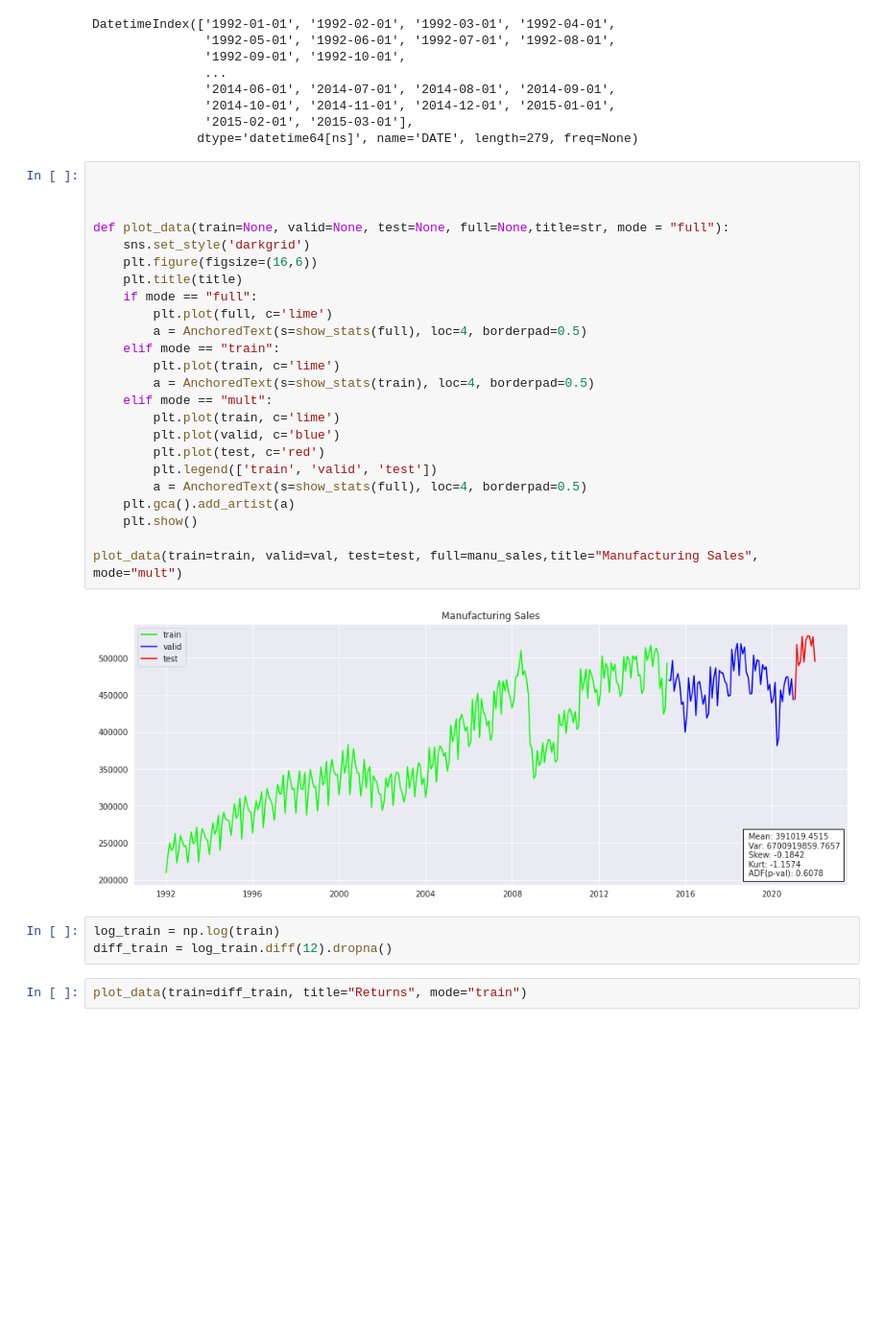
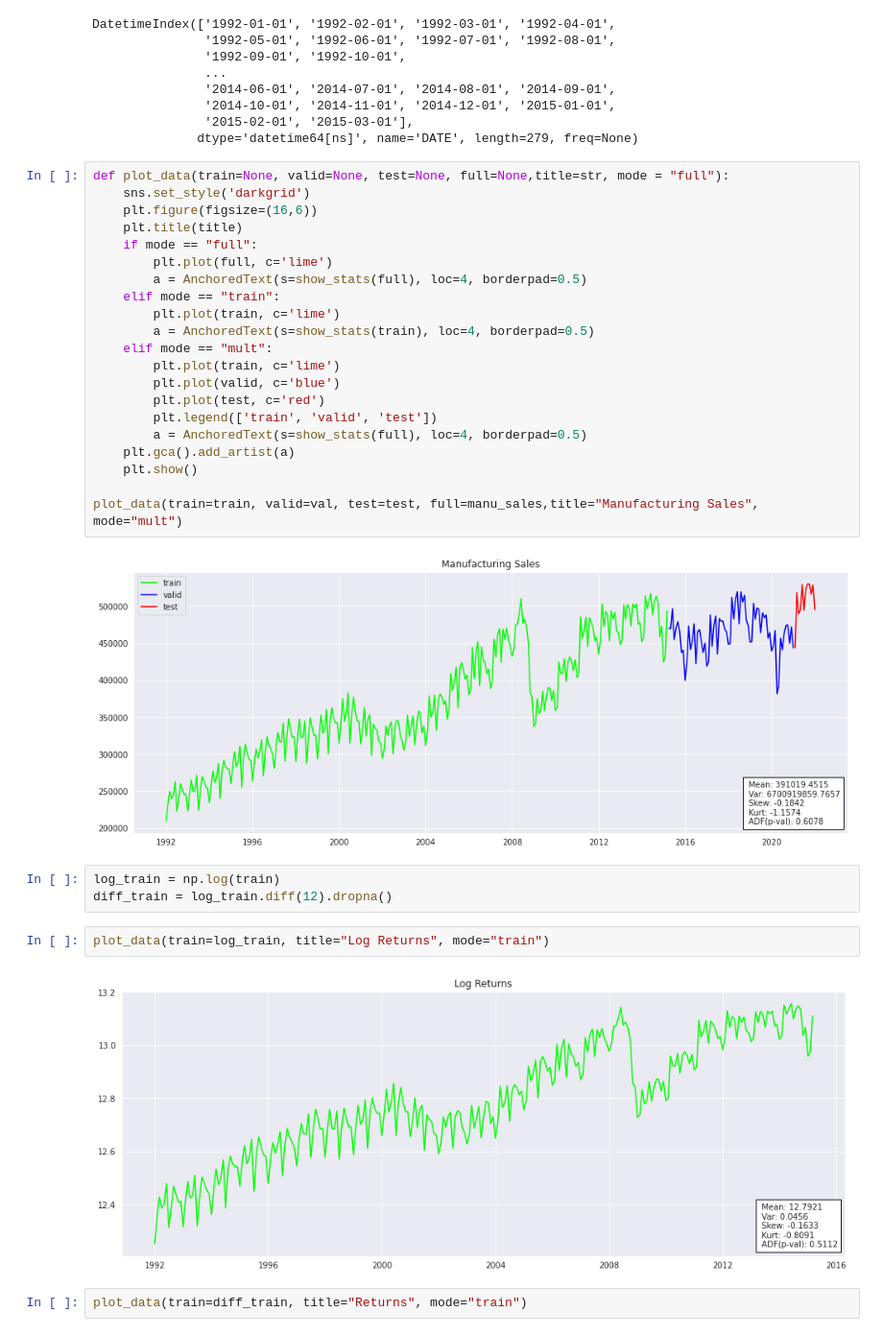
Before and after one commit to TheBlackCerberus/volatility_modelling, a Jupyter notebook: manufacturing.ipynb, the cells around one changed output. Shown: that part at 96% size. Cells and saved outputs as stored; diff of their text form; blank space fills up the shorter version.

```diff
--- a/manufacturing.ipynb
+++ b/manufacturing.ipynb
@@ -126,9 +126,6 @@ DatetimeIndex(['1992-01-01', '1992-02-01', '1992-03-01', '1992-04-01',
                '2015-02-01', '2015-03-01'],
               dtype='datetime64[ns]', name='DATE', length=279, freq=None)
 # %%
-
-
-
 def plot_data(train=None, valid=None, test=None, full=None,title=str, mode = "full"):
     sns.set_style('darkgrid')
     plt.figure(figsize=(16,6))
@@ -154,6 +151,10 @@ plot_data(train=train, valid=val, test=test, full=manu_sales,title="Manufacturin
 # %%
 log_train = np.log(train)
 diff_train = log_train.diff(12).dropna()
+# %%
+plot_data(train=log_train, title="Log Returns", mode="train")
+# %% [output]
+[figure, added]
 # %%
 plot_data(train=diff_train, title="Returns", mode="train")
 # %% [output]
```
Also changed, not shown: parts of 35 cells of this notebook, 1 other file.
